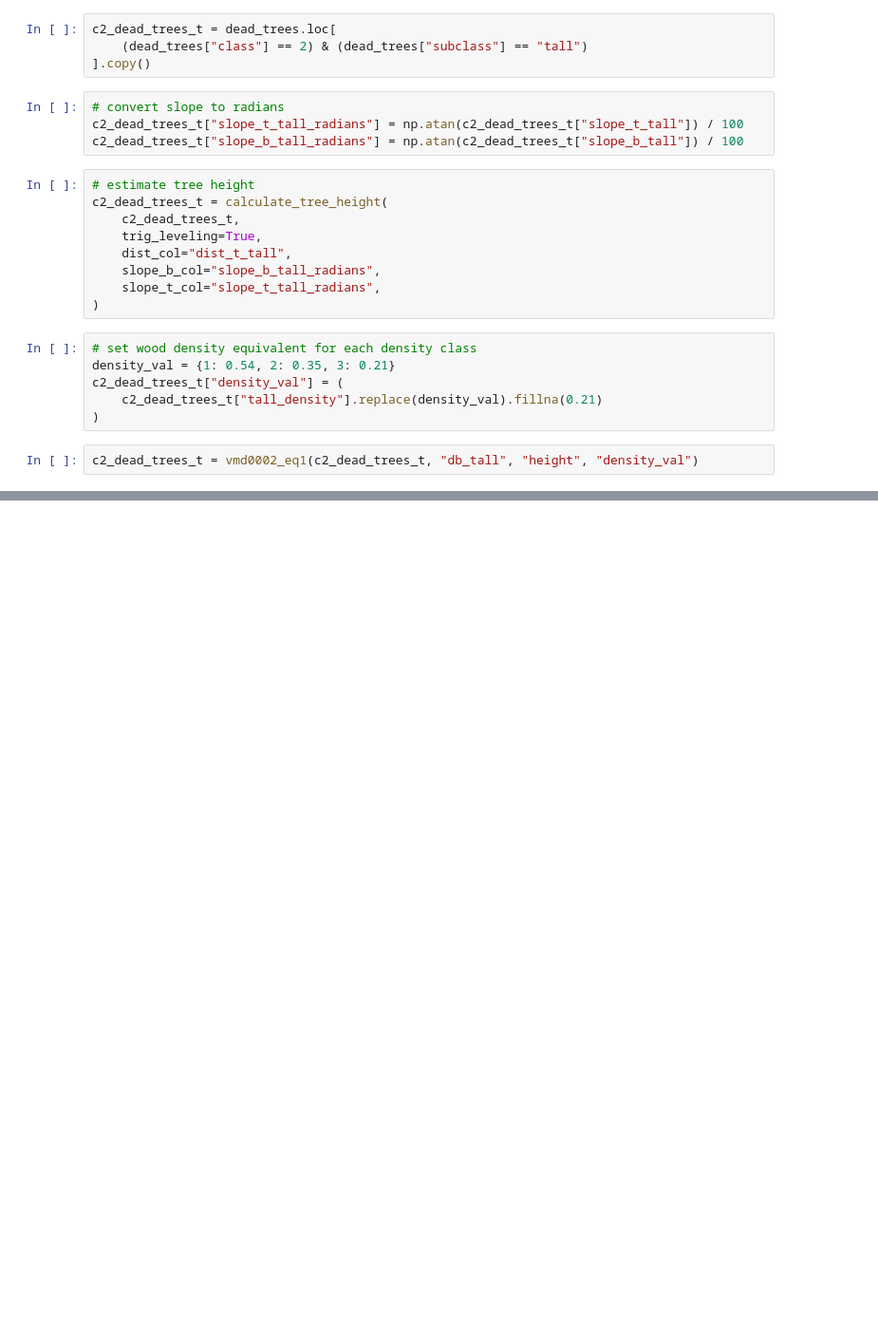
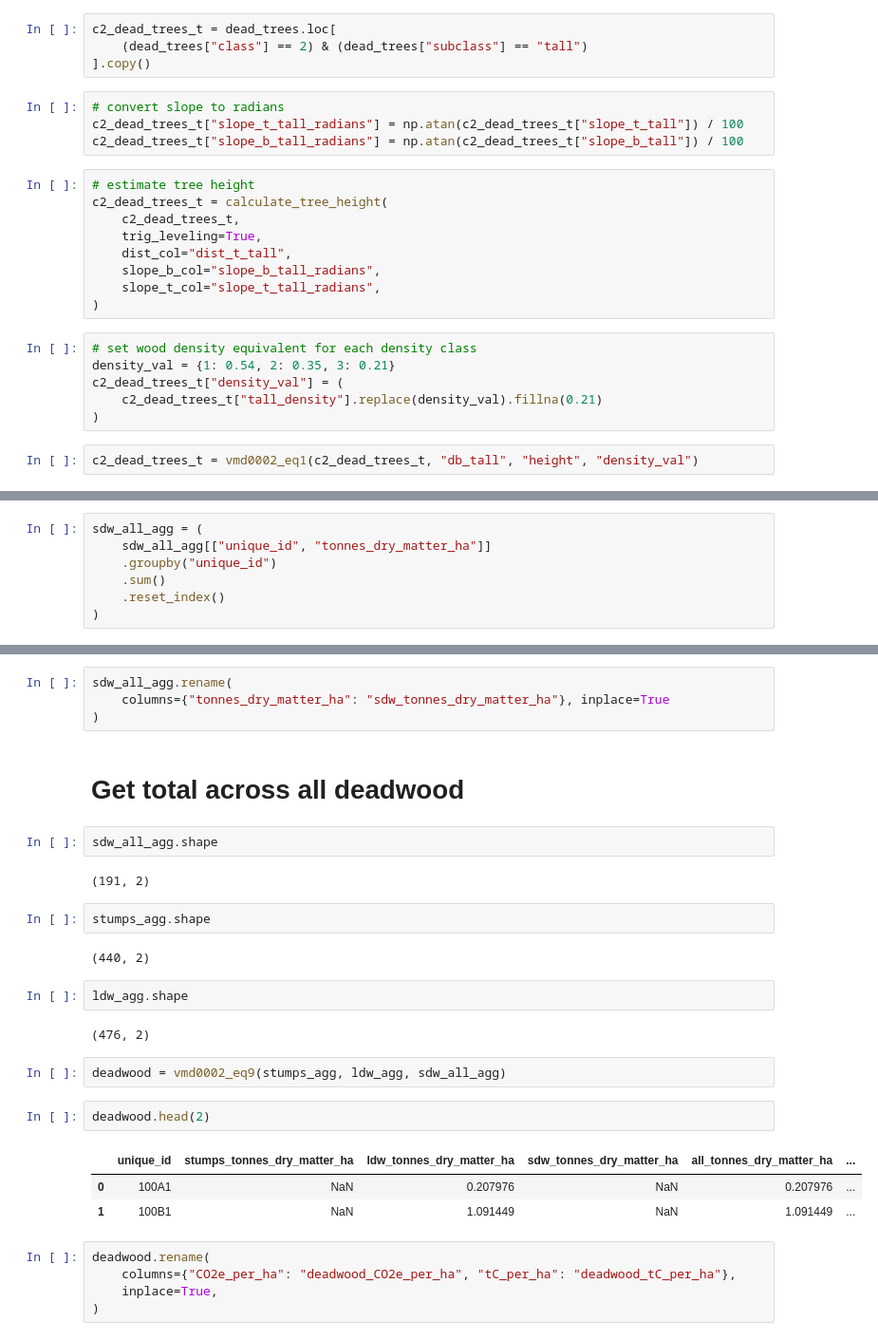
Before and after one commit to rnvllflores/ERRCalculator, a Jupyter notebook: notebooks/02_carbon_stock/03_deadwood_biomass.ipynb, the cells around one changed output, grey strips where cells are left out. Shown at 95% size. Drawn from its saved outputs; the diff is of its cells as text; blank space fills up the shorter version.

```diff
--- a/notebooks/02_carbon_stock/03_deadwood_biomass.ipynb
+++ b/notebooks/02_carbon_stock/03_deadwood_biomass.ipynb
@@ -519,0 +644,7 @@ c2_dead_trees_t
+# %%
+sdw_all_agg = (
+    sdw_all_agg[["unique_id", "tonnes_dry_matter_ha"]]
+    .groupby("unique_id")
+    .sum()
+    .reset_index()
+)
@@ -519,0 +657,31 @@ c2_dead_trees_t
+# %%
+sdw_all_agg.rename(
+    columns={"tonnes_dry_matter_ha": "sdw_tonnes_dry_matter_ha"}, inplace=True
+)
+# %% [markdown]
+# Get total across all deadwood
+# %%
+sdw_all_agg.shape
+# %% [output]
+(191, 2)
+# %%
+stumps_agg.shape
+# %% [output]
+(440, 2)
+# %%
+ldw_agg.shape
+# %% [output]
+(476, 2)
+# %%
+deadwood = vmd0002_eq9(stumps_agg, ldw_agg, sdw_all_agg)
+# %%
+deadwood.head(2)
+# %% [output]
+|  | unique_id | stumps_tonnes_dry_matter_ha | ldw_tonnes_dry_matter_ha | sdw_tonnes_dry_matter_ha | all_tonnes_dry_matter_ha | ... |
+| 0 | 100A1 | NaN | 0.207976 | NaN | 0.207976 | ... |
+| 1 | 100B1 | NaN | 1.091449 | NaN | 1.091449 | ... |
+# %%
+deadwood.rename(
+    columns={"CO2e_per_ha": "deadwood_CO2e_per_ha", "tC_per_ha": "deadwood_tC_per_ha"},
+    inplace=True,
+)
```
Also changed, not shown: parts of 49 cells of this notebook, 1 other file.
